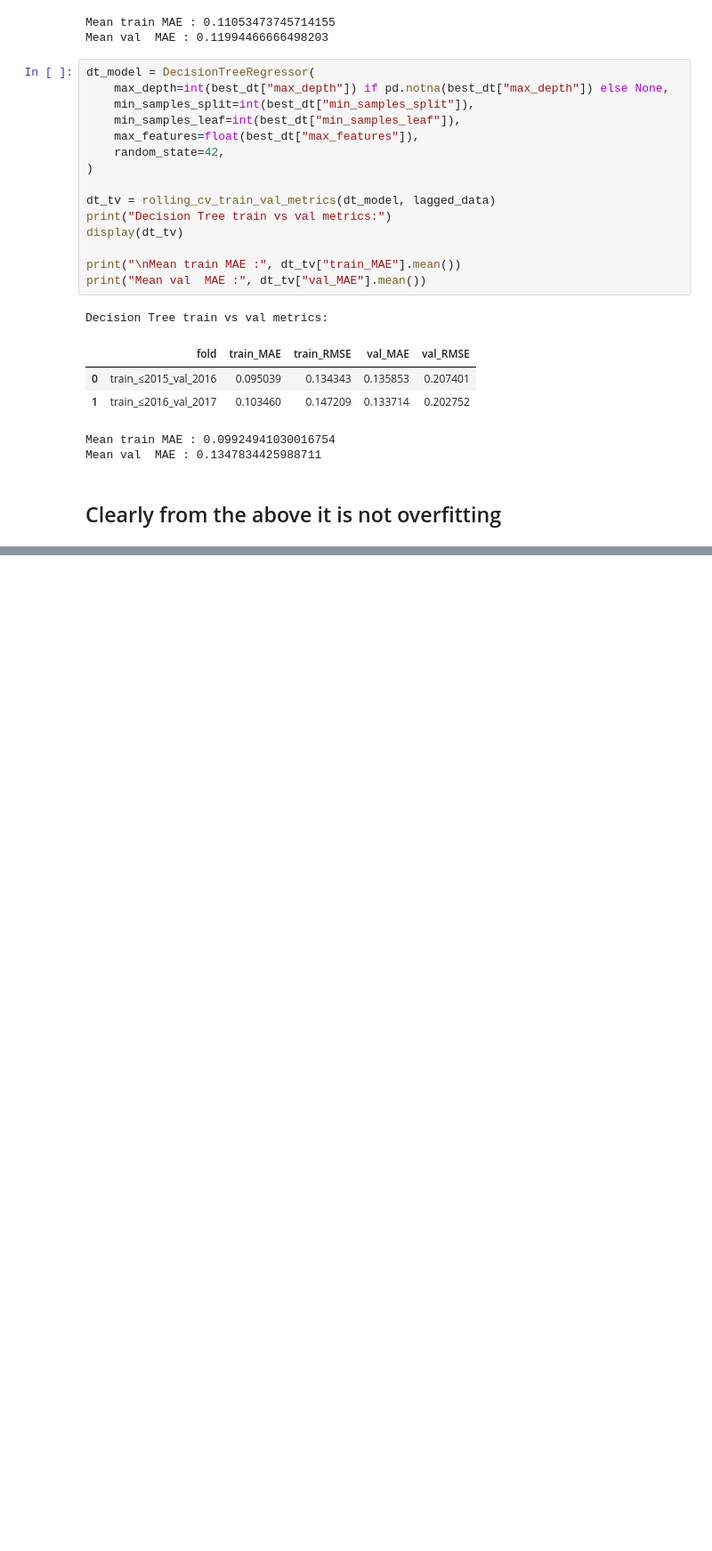
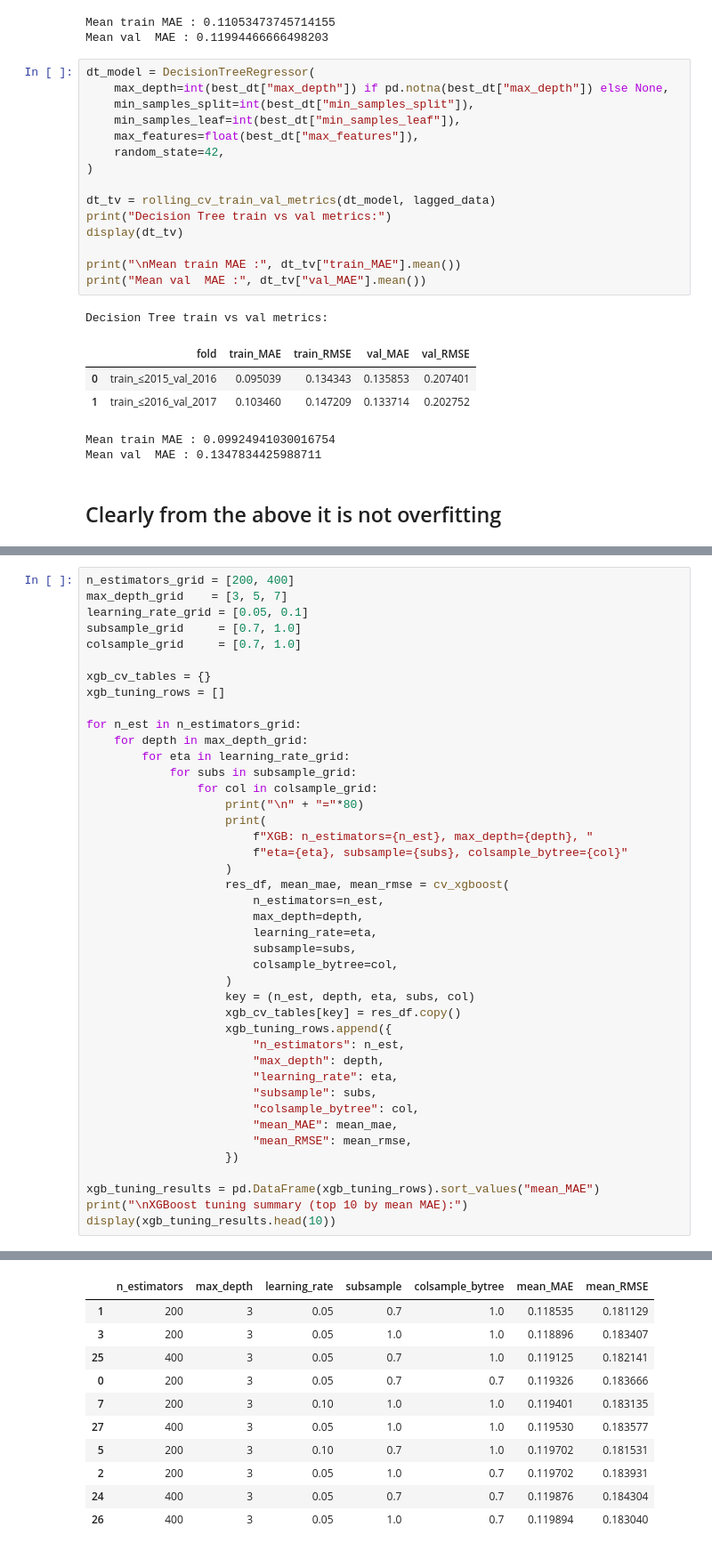
Before and after one commit to RichelCode/Wave-Energy-Forecasting-Methodological-Enhancement-and-Advanced-Modeling, a Jupyter notebook: Conference Presentation.ipynb, the cells around one changed output, grey strips where cells are left out. Shown at 89% size. Cells and saved outputs as stored; diff of their text form; blank space fills up the shorter version.

```diff
--- a/Conference Presentation.ipynb
+++ b/Conference Presentation.ipynb
@@ -2400,0 +2432,43 @@ Mean val  MAE : 0.1347834425988711
+# %%
+n_estimators_grid = [200, 400]
+max_depth_grid    = [3, 5, 7]
+learning_rate_grid = [0.05, 0.1]
+subsample_grid     = [0.7, 1.0]
+colsample_grid     = [0.7, 1.0]
+
+xgb_cv_tables = {}
+xgb_tuning_rows = []
+
+for n_est in n_estimators_grid:
+    for depth in max_depth_grid:
+        for eta in learning_rate_grid:
+            for subs in subsample_grid:
+                for col in colsample_grid:
+                    print("\n" + "="*80)
+                    print(
+                        f"XGB: n_estimators={n_est}, max_depth={depth}, "
+                        f"eta={eta}, subsample={subs}, colsample_bytree={col}"
+                    )
+                    res_df, mean_mae, mean_rmse = cv_xgboost(
+                        n_estimators=n_est,
+                        max_depth=depth,
+                        learning_rate=eta,
+                        subsample=subs,
+                        colsample_bytree=col,
+                    )
+                    key = (n_est, depth, eta, subs, col)
+                    xgb_cv_tables[key] = res_df.copy()
+                    xgb_tuning_rows.append({
+                        "n_estimators": n_est,
+                        "max_depth": depth,
+                        "learning_rate": eta,
+                        "subsample": subs,
+                        "colsample_bytree": col,
+                        "mean_MAE": mean_mae,
+                        "mean_RMSE": mean_rmse,
+                    })
+
+xgb_tuning_results = pd.DataFrame(xgb_tuning_rows).sort_values("mean_MAE")
+print("\nXGBoost tuning summary (top 10 by mean MAE):")
+display(xgb_tuning_results.head(10))
+# %% [output]
@@ -2400,0 +2492,11 @@ Mean val  MAE : 0.1347834425988711
+|  | n_estimators | max_depth | learning_rate | subsample | colsample_bytree | mean_MAE | mean_RMSE |
+| 1 | 200 | 3 | 0.05 | 0.7 | 1.0 | 0.118535 | 0.181129 |
+| 3 | 200 | 3 | 0.05 | 1.0 | 1.0 | 0.118896 | 0.183407 |
+| 25 | 400 | 3 | 0.05 | 0.7 | 1.0 | 0.119125 | 0.182141 |
+| 0 | 200 | 3 | 0.05 | 0.7 | 0.7 | 0.119326 | 0.183666 |
+| 7 | 200 | 3 | 0.10 | 1.0 | 1.0 | 0.119401 | 0.183135 |
+| 27 | 400 | 3 | 0.05 | 1.0 | 1.0 | 0.119530 | 0.183577 |
+| 5 | 200 | 3 | 0.10 | 0.7 | 1.0 | 0.119702 | 0.181531 |
+| 2 | 200 | 3 | 0.05 | 1.0 | 0.7 | 0.119702 | 0.183931 |
+| 24 | 400 | 3 | 0.05 | 0.7 | 0.7 | 0.119876 | 0.184304 |
+| 26 | 400 | 3 | 0.05 | 1.0 | 0.7 | 0.119894 | 0.183040 |
```
Also changed, not shown: parts of 9 cells of this notebook.
